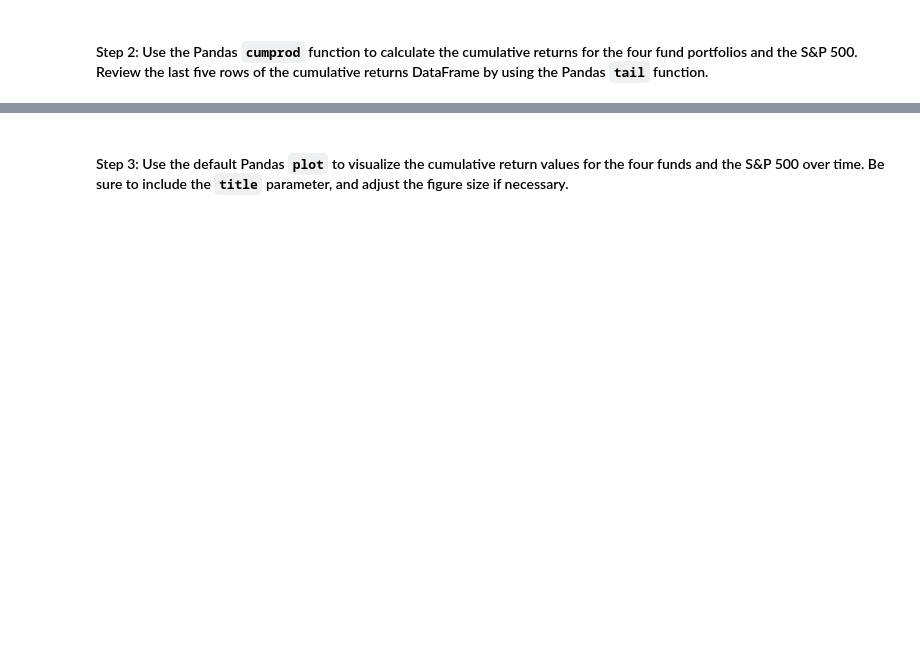
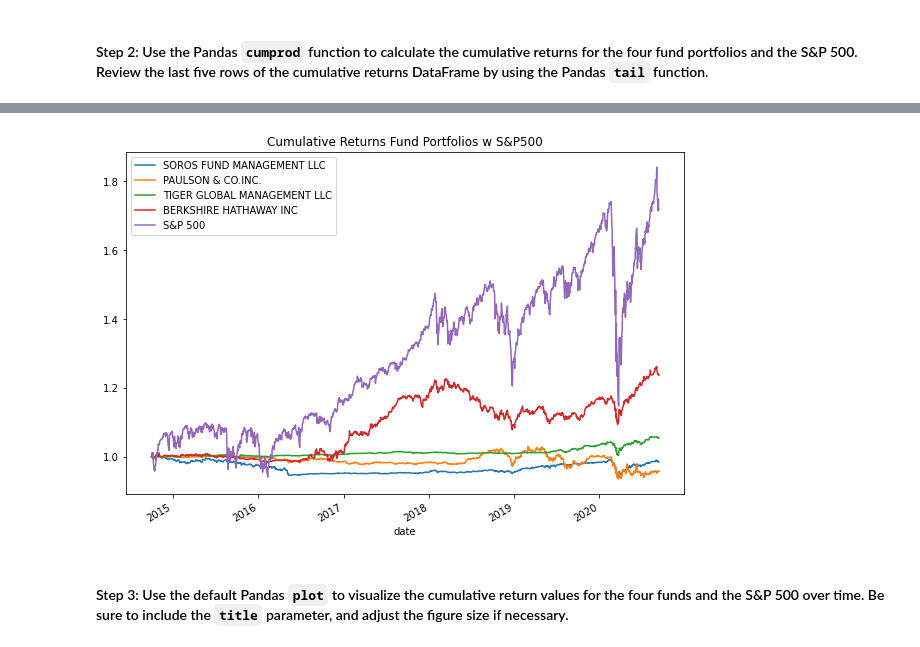
Before and after one commit to Tamkmo/Challenge4_risk_return, a Jupyter notebook: Starter_Code/risk_return_analysis.ipynb, the cells around one changed output, grey strips where cells are left out. Drawn from its saved outputs; the diff is of its cells as text; code cells hidden in the pictures; blank space fills up the shorter version.

```diff
--- a/Starter_Code/risk_return_analysis.ipynb
+++ b/Starter_Code/risk_return_analysis.ipynb
@@ -140,4 +179,8 @@ Analyze the data to determine if any of the portfolios outperform the broader st
 # %%
 # Calculate and plot the cumulative returns of the 4 fund portfolios and the S&P 500
 # Review the last 5 rows of the cumulative returns DataFrame
-# YOUR CODE HERE
+cumulative_returns_df = (1 + daily_returns_df).cumprod()
+cumulative_returns_df.plot(figsize =(10,7), title = "Cumulative Returns Fund Portfolios w S&P500")
+
+display(cumulative_returns_df.tail(5))
+# %% [output]
@@ -144,3 +194,4 @@ Analyze the data to determine if any of the portfolios outperform the broader st
+[figure, added]
 # %% [markdown]
 #### Step 3: Use the default Pandas `plot` to visualize the cumulative return values for the four funds and the S&P 500 over time. Be sure to include the `title` parameter, and adjust the figure size if necessary.
 # %%
```
Also changed, not shown: parts of 33 cells of this notebook, 1 other file.
